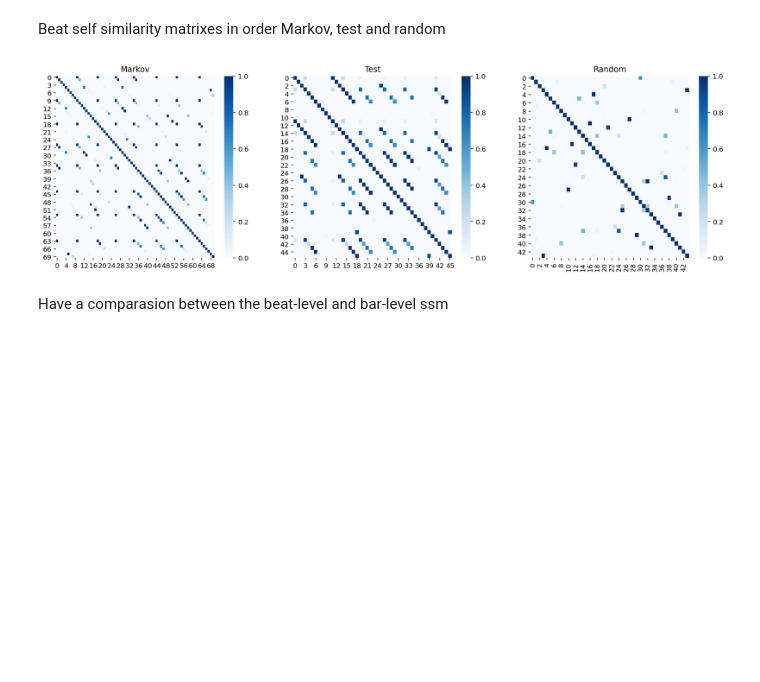
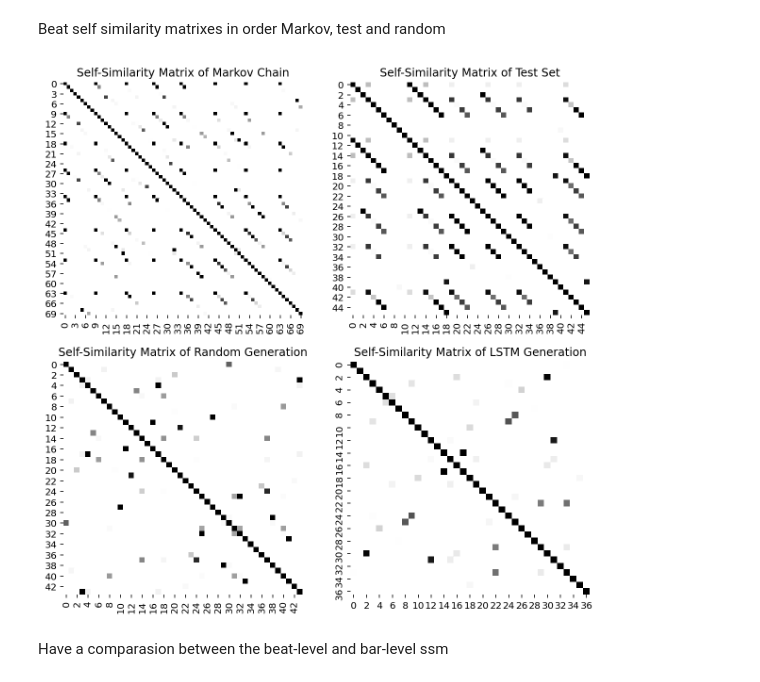
Before and after one commit to zwierski/dh-401-piece-generation-group-2, a Jupyter notebook: assignment3.ipynb, the cells around one changed output. Drawn from its saved outputs; the diff is of its cells as text; code cells hidden in the pictures; blank space fills up the shorter version.

```diff
--- a/assignment3.ipynb
+++ b/assignment3.ipynb
@@ -1439,6 +1431,7 @@ Define the self similarity function
 song_0_markov = data_markov.loc[100,'beat_pitch']
 song_0_test = data_test.loc[100,'beat_pitch']
 song_0_random = data_random.loc[100,'beat_pitch']
+song_0_lstm = data_lstm.loc[100,'beat_pitch']
 # %%
 def change_it_to_bar_vectors_12(song_0):
     """
@@ -1474,22 +1467,26 @@ def self_similarity_matrix_for_beat(song_0):
     return self_similarity_matrix
 # %% [markdown]
 Beat self similarity matrixes in order Markov, test and random
-# %%
-self_similarity_matrix_markov = self_similarity_matrix_for_beat(song_0_markov)
-self_similarity_matrix_test = self_similarity_matrix_for_beat(song_0_test)
-self_similarity_matrix_random = self_similarity_matrix_for_beat(song_0_random)
-
-# display the subplots horizontally
-fig, (ax1, ax2, ax3) = plt.subplots(1, 3, figsize=(18, 5))
-sns.heatmap(self_similarity_matrix_markov, cmap='Blues', ax=ax1)
-sns.heatmap(self_similarity_matrix_test, cmap='Blues', ax=ax2)
-sns.heatmap(self_similarity_matrix_random, cmap='Blues', ax=ax3)
-ax1.set_title('Markov')
-ax2.set_title('Test')
-ax3.set_title('Random')
-plt.show()
-# %% [output]
-[figure, removed]
+# %%
+self_similarity_matrix_markov = self_similarity_matrix_for_beat(song_0_markov)
+self_similarity_matrix_test = self_similarity_matrix_for_beat(song_0_test)
+self_similarity_matrix_random = self_similarity_matrix_for_beat(song_0_random)
+self_similarity_matrix_lstm = self_similarity_matrix_for_beat(song_0_lstm)
+
+# display the subplots 2 by 2
+fig, axs = plt.subplots(2, 2, figsize=(10,10))
+sns.heatmap(self_similarity_matrix_markov, ax=axs[0,0], cmap='binary', cbar=False)
+axs[0,0].set_title('Self-Similarity Matrix of Markov Chain')
+sns.heatmap(self_similarity_matrix_test, ax=axs[0,1], cmap='binary', cbar=False)
+axs[0,1].set_title('Self-Similarity Matrix of Test Set')
+sns.heatmap(self_similarity_matrix_random, ax=axs[1,0], cmap='binary', cbar=False)
+axs[1,0].set_title('Self-Similarity Matrix of Random Generation')
+sns.heatmap(self_similarity_matrix_lstm, ax=axs[1,1], cmap='binary', cbar=False)
+axs[1,1].set_title('Self-Similarity Matrix of LSTM Generation')
+plt.savefig('self_similarity_matrix.png')
+plt.show()
+# %% [output]
+[figure, added]
 # %% [markdown]
 Have a comparasion between the beat-level and bar-level ssm
 # %%
```
Also changed, not shown: parts of 7 cells of this notebook, 2 other files.
